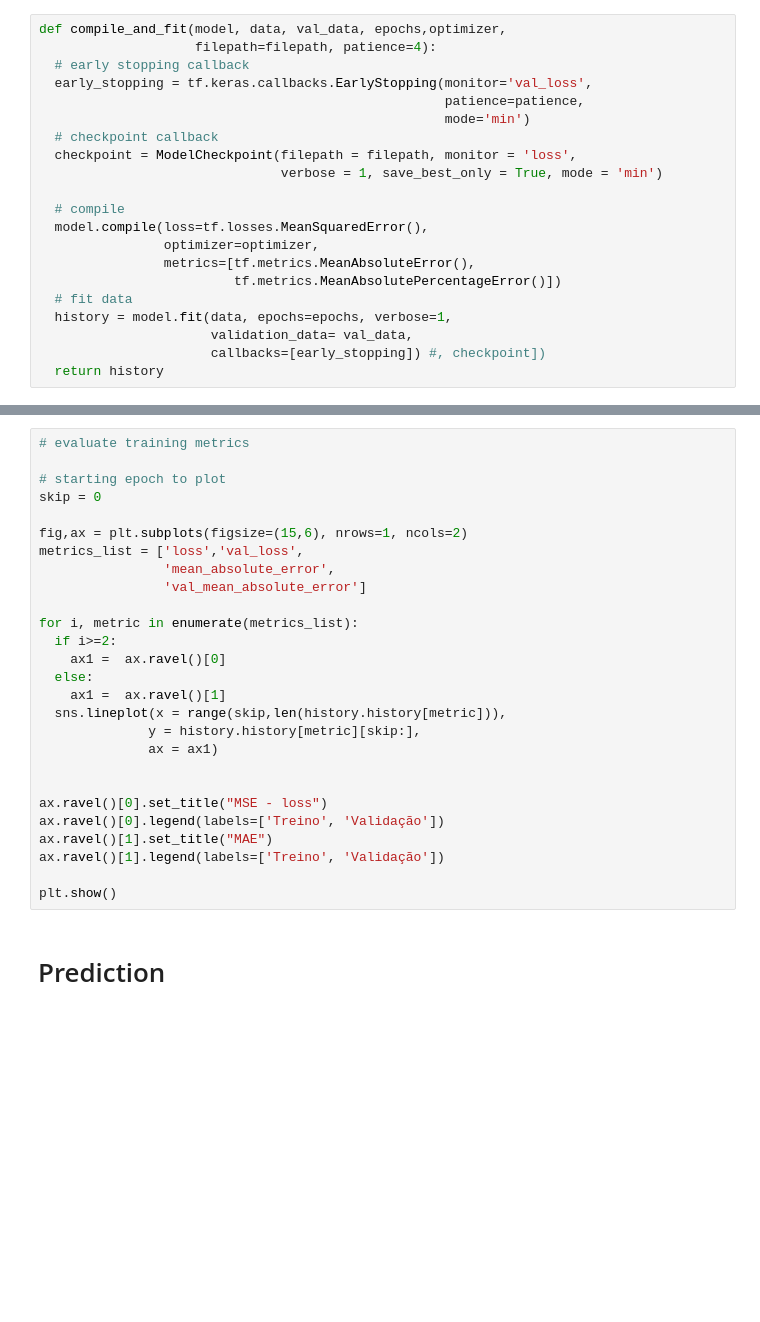
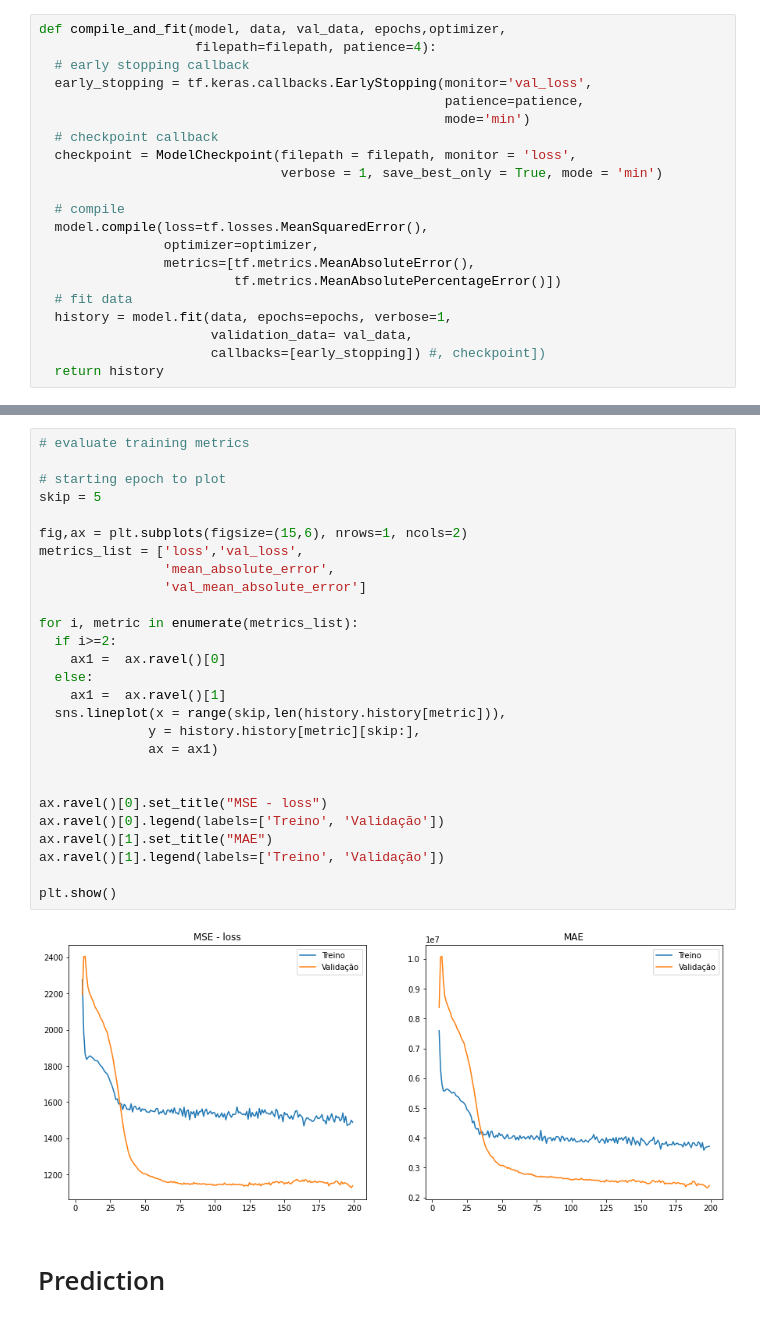
Before and after one commit to marcos-mansur/load-forecast, a Jupyter notebook: Notebook_9_Hyperparameter_tuning.ipynb, the cells around one changed output, grey strips where cells are left out. Saved outputs shown, nothing was run; the diff lists cells and outputs as text; blank space fills up the shorter version.

```diff
--- a/Notebook_9_Hyperparameter_tuning.ipynb
+++ b/Notebook_9_Hyperparameter_tuning.ipynb
@@ -482,30 +565,32 @@ history = compile_and_fit(model, epochs = 230,
 # %%
 # evaluate training metrics
 
 # starting epoch to plot
-skip = 0
+skip = 5
 
 fig,ax = plt.subplots(figsize=(15,6), nrows=1, ncols=2)
 metrics_list = ['loss','val_loss',
                 'mean_absolute_error',
                 'val_mean_absolute_error']
 
 for i, metric in enumerate(metrics_list):
   if i>=2:
     ax1 =  ax.ravel()[0]
   else:
     ax1 =  ax.ravel()[1]
   sns.lineplot(x = range(skip,len(history.history[metric])),
               y = history.history[metric][skip:],
               ax = ax1)
 
 
 ax.ravel()[0].set_title("MSE - loss")
 ax.ravel()[0].legend(labels=['Treino', 'Validação'])
 ax.ravel()[1].set_title("MAE")
 ax.ravel()[1].legend(labels=['Treino', 'Validação'])
 
 plt.show()
+# %% [output]
+[figure, added]
 # %% [markdown]
 # Prediction
 # %% [markdown]
```
Also changed, not shown: parts of 10 cells of this notebook.
